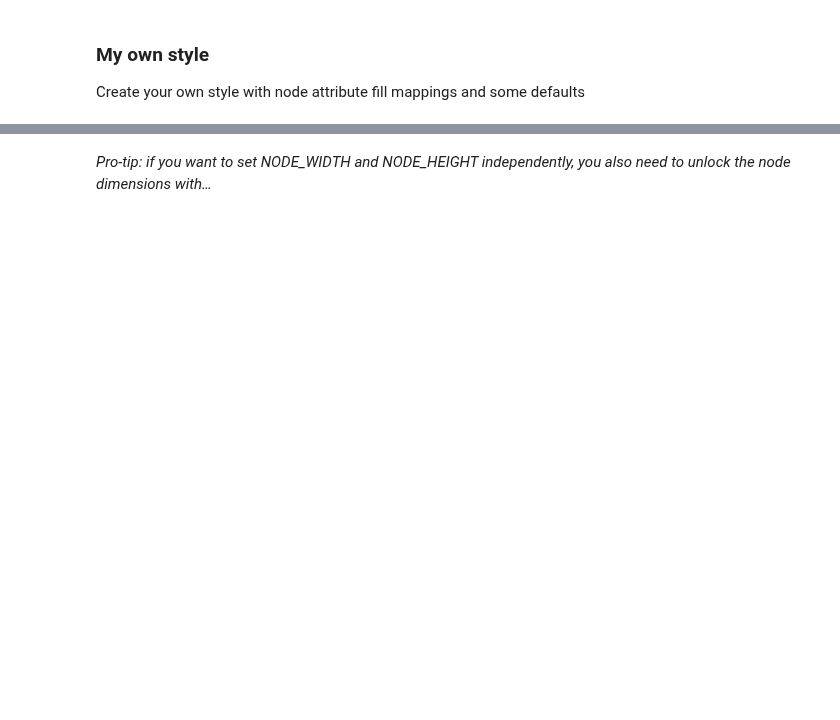
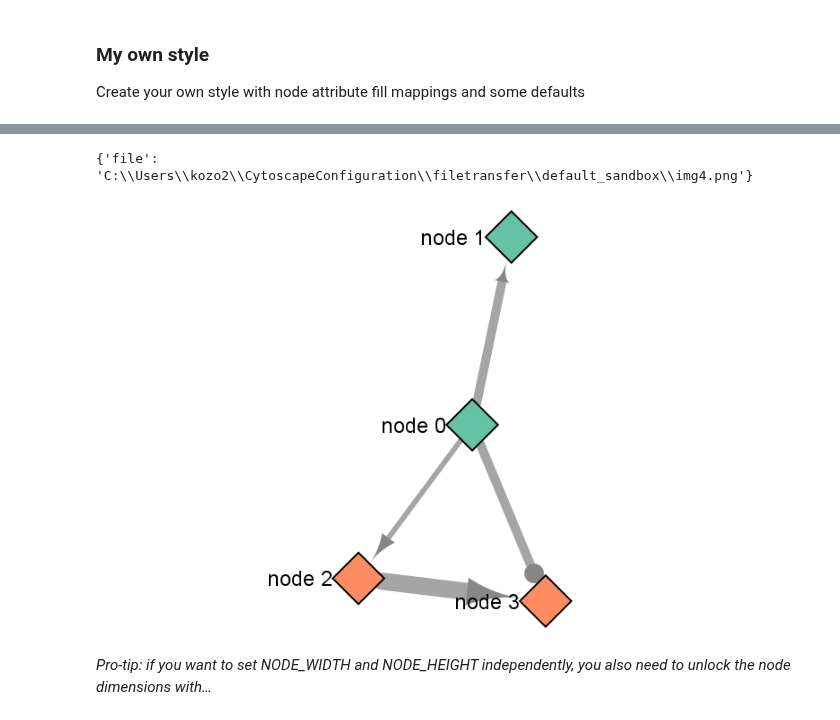
Before and after one commit to cytoscape/py4cytoscape, a Jupyter notebook: doc/tutorials/Overview-of-py4cytoscape.ipynb, the cells around one changed output, grey strips where cells are left out. Drawn from its saved outputs; the diff is of its cells as text; code cells hidden in the pictures; blank space fills up the shorter version.

```diff
--- a/doc/tutorials/Overview-of-py4cytoscape.ipynb
+++ b/doc/tutorials/Overview-of-py4cytoscape.ipynb
@@ -73,3 +116,10 @@ p4c.set_visual_style(style_name)
+# %%
+img4 = p4c.export_image("img4.png")
+print(img4)
+display.Image(img4['file'])
+# %% [output]
+{'file': 'C:\\Users\\kozo2\\CytoscapeConfiguration\\filetransfer\\default_sandbox\\img4.png'}
+[figure, added]
 # %% [markdown]
 *Pro-tip: if you want to set NODE_WIDTH and NODE_HEIGHT independently, you also need to unlock the node dimensions with…*
 # %%
```
Also changed, not shown: parts of 61 cells of this notebook, 3 other files.
